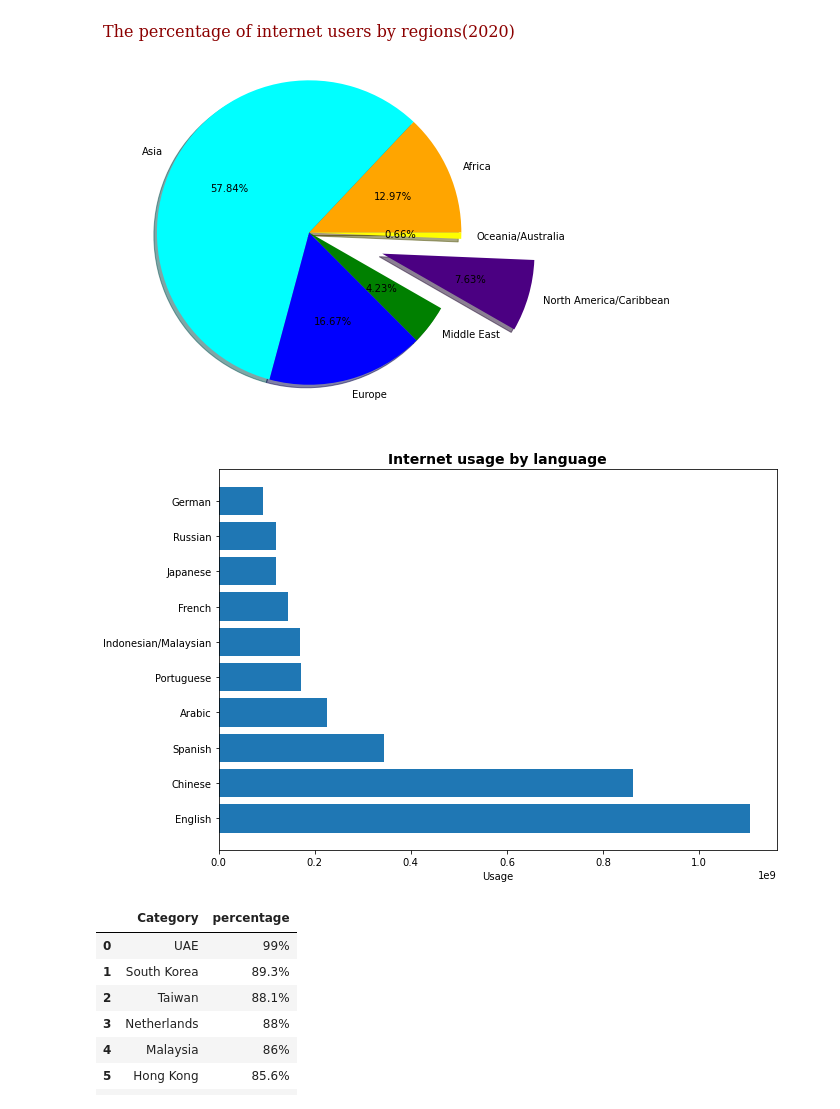
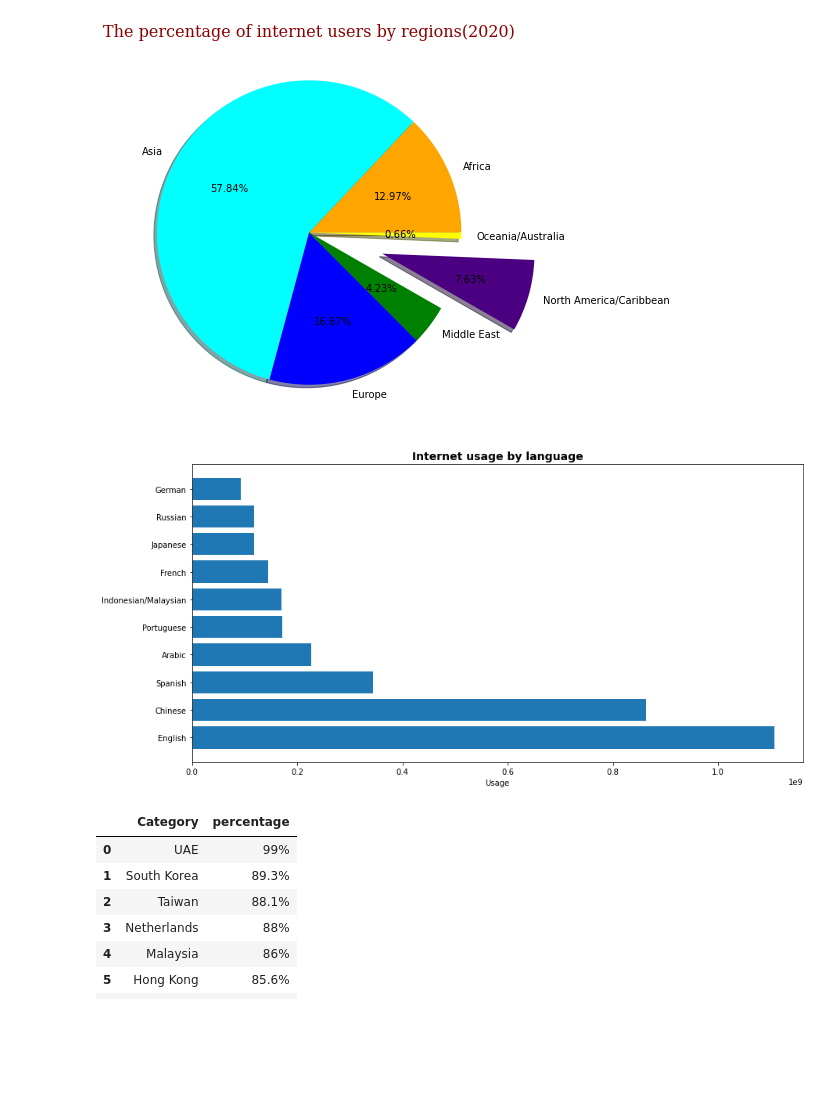
Before and after one commit to Aurazmetova/team11, a Jupyter notebook: daily_average.ipynb, the cells around one changed output. Cells and saved outputs as stored; diff of their text form; code cells hidden in the pictures; blank space fills up the shorter version.

```diff
--- a/daily_average.ipynb
+++ b/daily_average.ipynb
@@ -51,19 +51,19 @@ plt.show()
 # %%
 import pandas as pd
 from matplotlib import pyplot as plt
 import numpy as np
 
 Languages = ('English', 'Chinese', 'Spanish', 'Arabic', 'Portuguese', 'Indonesian/Malaysian',"French","Japanese","Russian","German")
 
 data = [1105919154,863230794,344448932,226595470,171583004,169685798,144695288,118626672,118626672,92304792]
-fig = plt.figure(figsize =(10, 7))
+fig = plt.figure(figsize =(14, 7))
 plt.barh(Languages, data, align="center")
 plt.xlabel('Usage')
 plt.title('Internet usage by language',fontdict={"fontweight":"bold","fontsize":14})
 
 plt.show()
 # %% [output]
-[figure, old version]
+[figure, new version]
 # %%
 import pandas as pd
 from matplotlib import pyplot as plt
```
Also changed, not shown: parts of 2 cells of this notebook.
